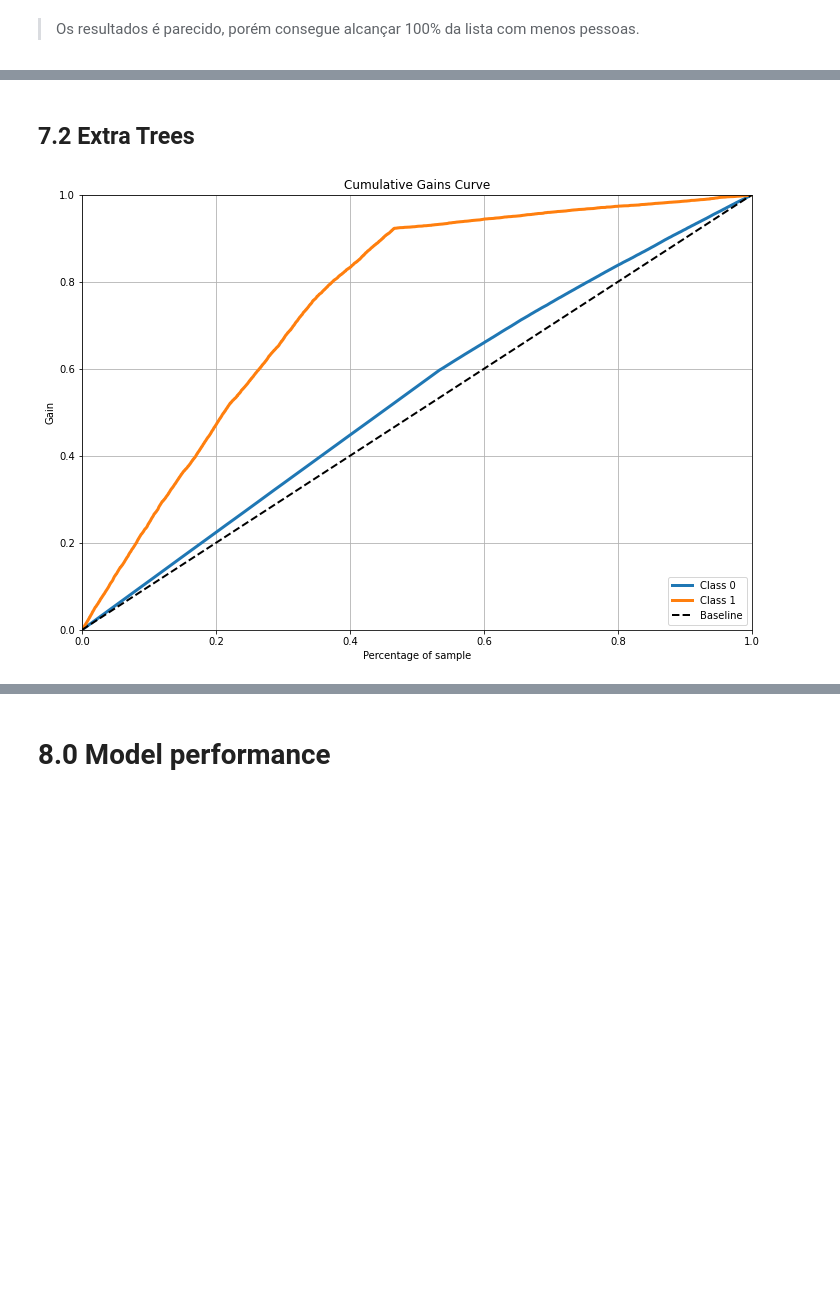
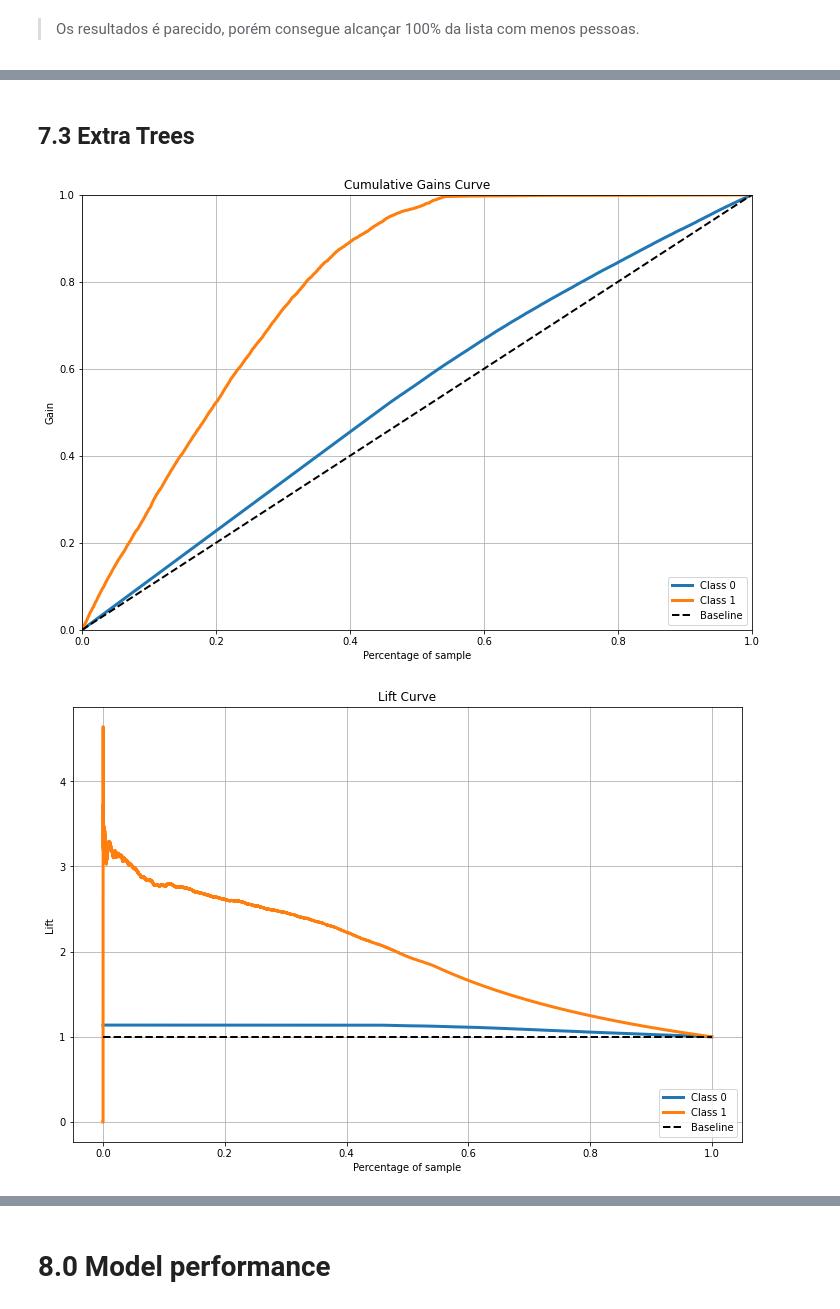
Before and after one commit to LucasAsilveira/PA04-Health-Insurance-Cross-Sell, a Jupyter notebook: Project_Health_Insurance.ipynb, the cells around one changed output, grey strips where cells are left out. Saved outputs shown, nothing was run; the diff lists cells and outputs as text; code cells hidden in the pictures; blank space fills up the shorter version.

```diff
--- a/Project_Health_Insurance.ipynb
+++ b/Project_Health_Insurance.ipynb
@@ -603,16 +670,20 @@ skplt.metrics.plot_cumulative_gain( y_val, yhat_lr).figure.set_size_inches(12, 8
 # %% [markdown]
-## 7.2 Extra Trees
+## 7.3 Extra Trees
 # %%
 #model definition
 et = en.ExtraTreesClassifier( n_estimators = 1000, n_jobs = -1, random_state = 42, max_depth =6 )
 
 #model fit
 et.fit( x_train, y_train )
 
 #model predict
 yhat_et = et.predict_proba( x_val )
+
+# Accumulative Gain
+skplt.metrics.plot_cumulative_gain( y_val, yhat_et ).figure.set_size_inches(12, 8);
+
+#Scikitplot library is therre to help
+skplt.metrics.plot_lift_curve( y_val, yhat_et ).figure.set_size_inches(12, 8);
+# %% [output]
+[figure, added]
+[figure, added]
-# %%
-# Accumulative Gain
-skplt.metrics.plot_cumulative_gain( y_val, yhat_knn ).figure.set_size_inches(12, 8);
-# %% [output]
-[figure, removed]
```
Also changed, not shown: parts of 21 cells of this notebook.
